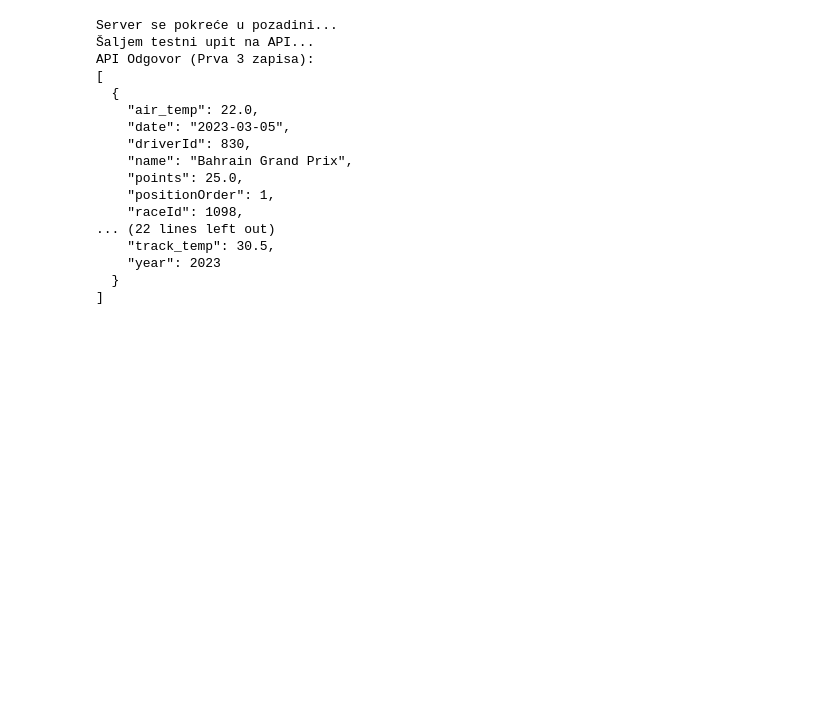
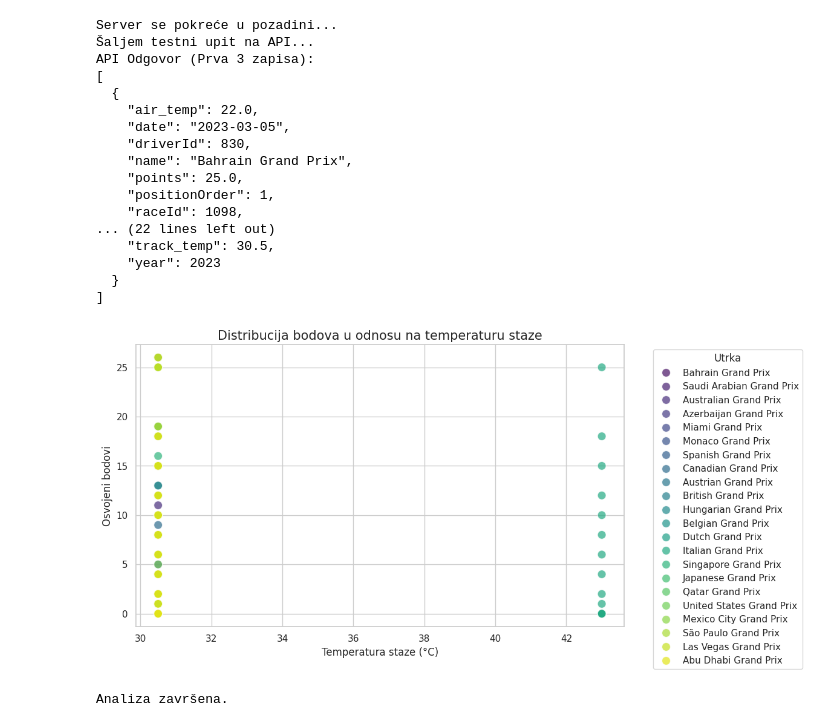
Before and after one commit to epetrovic23/Utjecaj_atmosferskih_prilika_na_ishod_utrka_Formule1, a Jupyter notebook: epetrovic23_Utjecaj_atmosferskih_prilika_na_ishod_utrka_Formule1.ipynb, the cells around one changed output. Drawn from its saved outputs; the diff is of its cells as text; code cells hidden in the pictures; blank space fills up the shorter version.

Commit message:
Analiza i vizualizacija

```diff
--- a/epetrovic23_Utjecaj_atmosferskih_prilika_na_ishod_utrka_Formule1.ipynb
+++ b/epetrovic23_Utjecaj_atmosferskih_prilika_na_ishod_utrka_Formule1.ipynb
@@ -281,3 +281,34 @@ API Odgovor (Prva 3 zapisa):
     "year": 2023
   }
 ]
+# %%
+# Postavke grafova
+plt.figure(figsize=(12, 6))
+sns.set_theme(style="whitegrid")
+
+# Analiza: Odnos startne pozicije (ako postoji u podacima, ovdje koristimo points kao proxy za uspjeh)
+# i temperature staze.
+# Prikazujemo distribuciju bodova u odnosu na temperaturu.
+
+sns.scatterplot(
+    data=df_final,
+    x='track_temp',
+    y='points',
+    hue='name', # Boja prema imenu utrke
+    palette='viridis',
+    s=100,
+    alpha=0.7
+)
+
+plt.title('Distribucija bodova u odnosu na temperaturu staze', fontsize=15)
+plt.xlabel('Temperatura staze (°C)', fontsize=12)
+plt.ylabel('Osvojeni bodovi', fontsize=12)
+plt.legend(bbox_to_anchor=(1.05, 1), loc='upper left', title='Utrka')
+
+plt.tight_layout()
+plt.show()
+
+print("Analiza završena.")
+# %% [output]
+[figure, added]
+Analiza završena.
```
Also changed, not shown: parts of 1 cell of this notebook.
